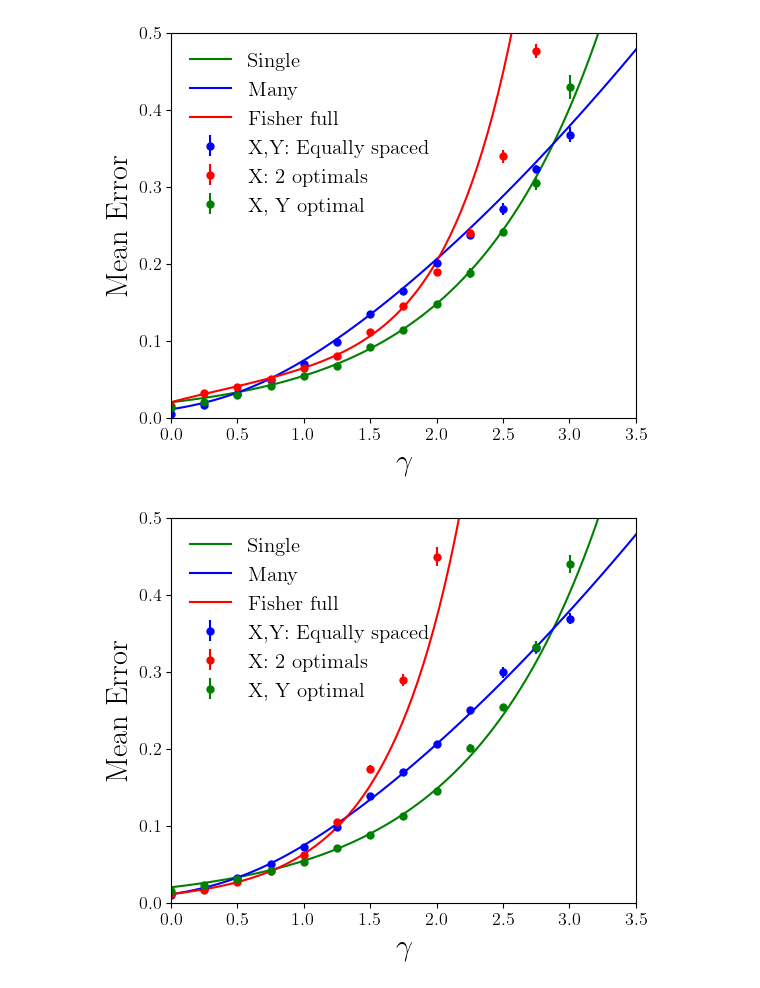
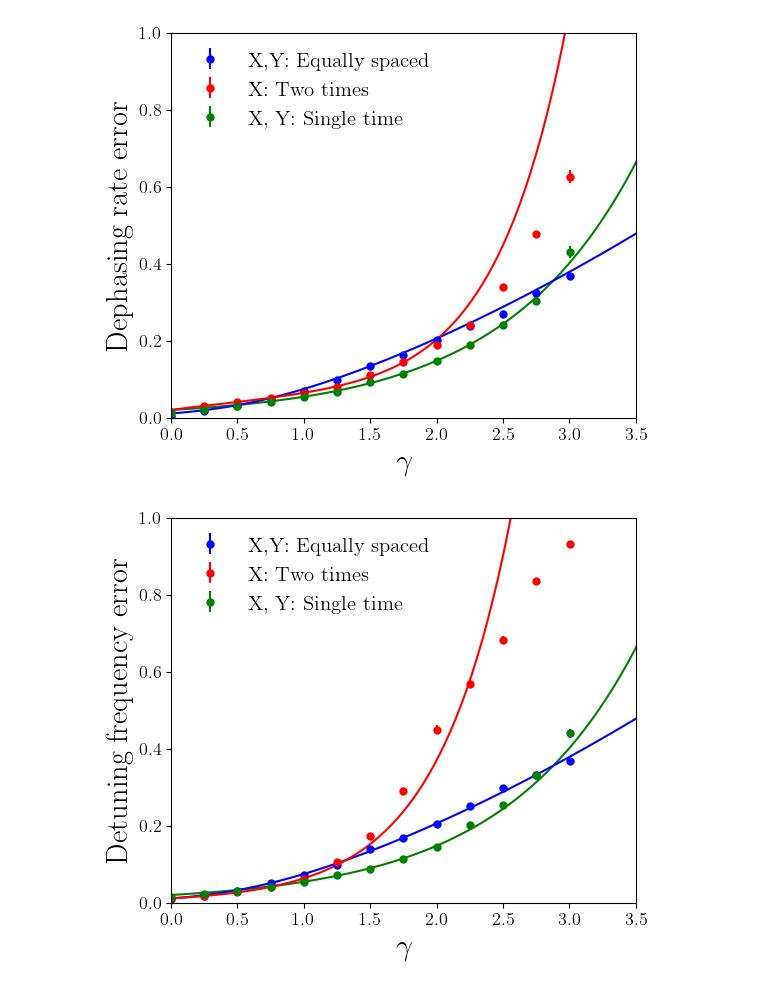
Before and after one commit to Davidkatom/Crosstalk, a Jupyter notebook: Paper/GraphForPaper.ipynb, the cells around one changed output. Drawn from its saved outputs; the diff is of its cells as text; code cells hidden in the pictures.

```diff
--- a/Paper/GraphForPaper.ipynb
+++ b/Paper/GraphForPaper.ipynb
@@ -165,7 +165,7 @@ errors_uniform_std_w = w_file["errors_uniform_std_w"].values
 plt.figure()
 
 
-N = 1000/2
+N = 5000/2
 t_max = np.pi
 samples = 20
 t = 1
@@ -177,71 +177,65 @@ sigma_many = 1 / np.sqrt(N / (samples))
 sigma_fisher = 1 / np.sqrt(N)
 Gamma = np.linspace(0, 4, 100)
 
-error_single = []
-error_many = []
-error_fisher = []
-error_fisher_full = []
-for g in Gamma:
-    error_single.append(rao_bound_complex([t], g, sigma_single))
-    error_many.append(rao_bound_complex(T_many, g, sigma_many))
-    error_fisher.append(rao_bound_gausian(t_fisher, 1, g, sigma_fisher)[1])
-    error_fisher_full.append(rao_bound(t_fisher, 1, g, [N, N])[1])
-def plot_a():
-    plt.plot(Gamma, error_single, label='Single', color='green')
-    plt.plot(Gamma, error_many, label='Many', color='blue')
-    plt.plot(Gamma, error_fisher_full, label='Fisher full', color = 'red')
 
-    bias = [B[i][0,0] for i in range(len(B))]
-    print(bias)
-    error_fisher_full_small = []
-    for d in Decay_a:
-        error_fisher_full_small.append(rao_bound(t_fisher, 1, d, [N, N])[1])
 
-    plt.plot(Decay_a, np.array(bias) + np.array(error_fisher_full_small), label='Bias', color='orange')
-    print(error_fisher_full_small)
+
+def plot_a(i):
+    error_single = []
+    error_many = []
+    error_fisher_full = []
+
+    for g in Gamma:
+        error_single.append(rao_bound_complex([t], g, sigma_single))
+        error_many.append(rao_bound_complex(T_many, g, sigma_many))
+        error_fisher_full.append(rao_bound(t_fisher, 1, g, [N, N])[i])
+
+    plt.plot(Gamma, error_single, color='green')
+    plt.plot(Gamma, error_many, color='blue')
+    plt.plot(Gamma, error_fisher_full, color = 'red')
+
 
 
     # plt.plot(Gamma, error_fisher, label='Fisher', color='orange')
 
 # Plot error bars for "a" dataset
-plot_a()
+plot_a(0)
 plt.errorbar(Decay_a, np.array(errors_uniform_median_a), yerr=np.array(errors_uniform_std_a),
              fmt='o', color='blue', label='X,Y: Equally spaced', markersize=5)
 plt.errorbar(Decay_a, np.array(errors_fisher_median_a), yerr=np.array(errors_fisher_std_a),
-             fmt='o', color='red', label='X: 2 optimals', markersize=5)
-plt.errorbar(Decay_a, np.array(errors_local_median_a), yerr=np.array(errors_local_std_a),
-             fmt='o', color='green', label='X, Y optimal', markersize=5)
+             fmt='o', color='red', label='X: Two times', markersize=5)
+plt.errorbar(Decay_a, np.array(errors_local_median_a), yerr=np.array(errors_local_std_a), fmt='o',
+             color='green', label='X, Y: Single time', markersize=5)
 
 plt.xlabel('$\gamma$')
-plt.ylabel('Mean Error')
+plt.ylabel('Dephasing rate error')
 plt.legend()
 plt.xlim([0, 3.5])
 plt.ylim([0, 1])
 plt.grid(False)
 plt.savefig(os.path.join(graphs, "decay_errors_optimal_a.png"))
 plt.figure()
-
 plt.errorbar(Decay_w, np.array(errors_uniform_median_w), yerr= np.array(errors_uniform_std_w),
              fmt='o', color='blue', label='X,Y: Equally spaced', markersize=5)
 plt.errorbar(Decay_w, np.array(errors_fisher_median_w), yerr= np.array(errors_fisher_std_w ),
-             fmt='o', color='red', label='X: 2 optimals', markersize=5)
+             fmt='o', color='red', label='X: Two times', markersize=5)
 plt.errorbar(Decay_w,  np.array(errors_local_median_w), yerr= np.array(errors_local_std_w ), fmt='o',
-             color='green', label='X, Y optimal', markersize=5)
-plot_a()
+             color='green', label='X, Y: Single time', markersize=5)
+plot_a(1)
 # Final plot adjustments
 plt.xlabel('$\gamma$')
-plt.ylabel('Mean Error')
+plt.ylabel('Detuning frequency error')
 plt.legend()
 plt.xlim([0, 3.5])
 plt.ylim([0, 1])
 # plt.tight_layout()
 plt.grid(False)
 plt.savefig(os.path.join(graphs, "decay_errors_optimal_w.png"))
 plt.show()
 # print([(Decay_w[i], errors_fisher_median_a[i]) for i in range(len(Decay_w))])
 # %% [output]
-[figure, old version]
+[figure, new version]
-[figure, old version]
+[figure, new version]
 # %%
 # Data Load Paths
 user_home = os.path.expanduser("~")
```
Also changed, not shown: parts of 6 cells of this notebook.
